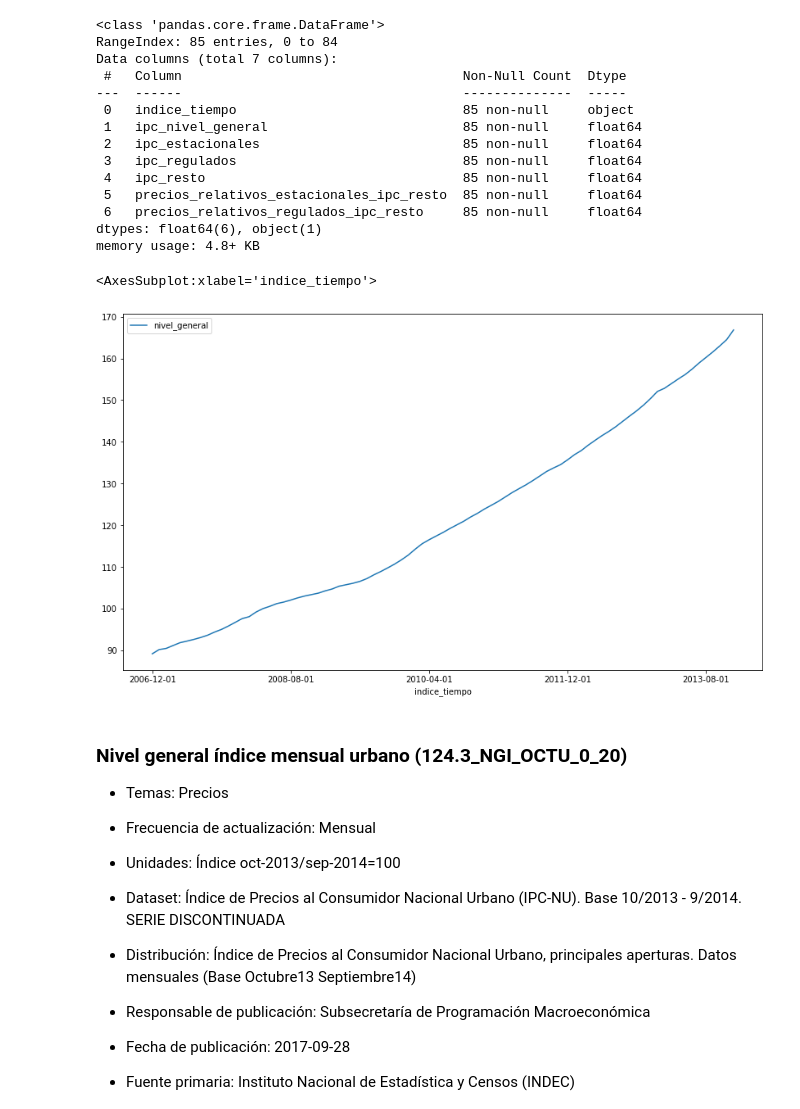
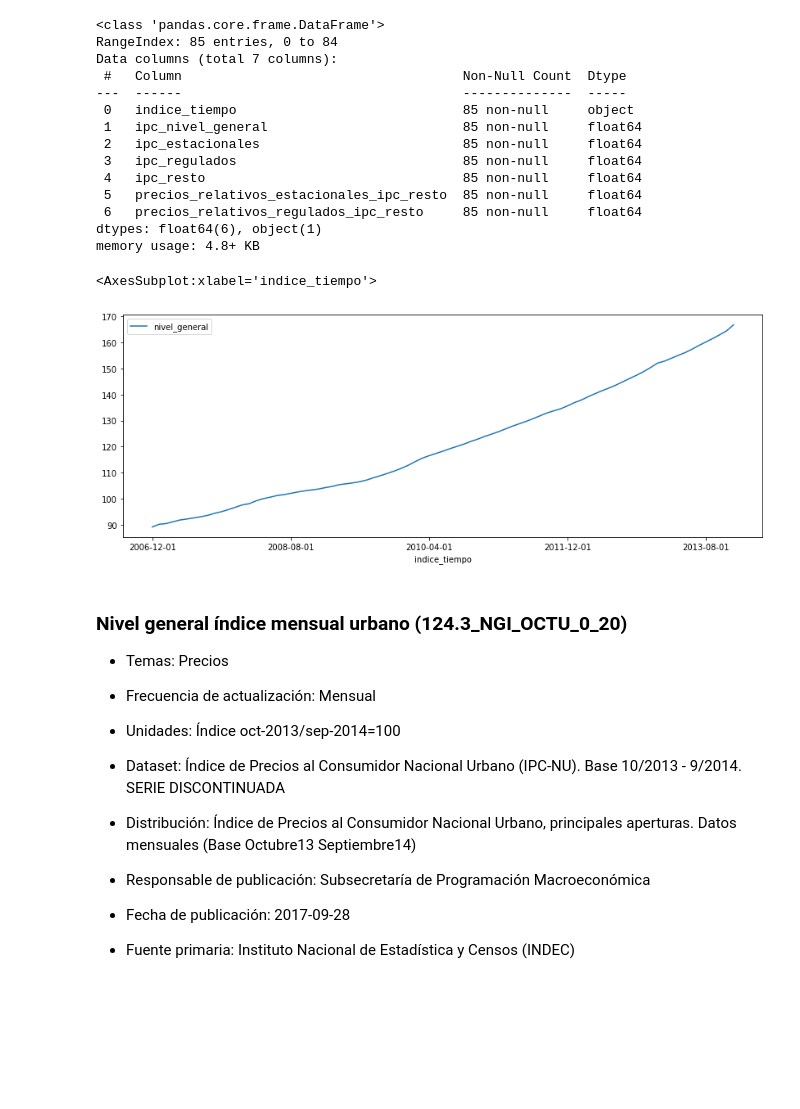
Before and after one commit to SouthGlitch/presupuesto-educativo, a Jupyter notebook: ipc.ipynb, the cells around one changed output. Cells and saved outputs as stored; diff of their text form; code cells hidden in the pictures; blank space fills up the shorter version.

```diff
--- a/ipc.ipynb
+++ b/ipc.ipynb
@@ -42,14 +42,14 @@ Data columns (total 7 columns):
  6   precios_relativos_regulados_ipc_resto     85 non-null     float64
 dtypes: float64(6), object(1)
 memory usage: 4.8+ KB
-# %%
-ipc_base_08_ng.plot(figsize=(14,8))
-# %% [output]
-<AxesSubplot:xlabel='indice_tiempo'>
-[figure, removed]
 # %%
 ipc_base_08_ng = ipc_base_08[["indice_tiempo", "ipc_nivel_general"]].set_index(
     "indice_tiempo").rename(columns={"ipc_nivel_general": "nivel_general"})
+# %%
+ipc_base_08_ng.plot(figsize=(14,5))
+# %% [output]
+<AxesSubplot:xlabel='indice_tiempo'>
+[figure, added]
 # %% [markdown]
 ### Nivel general índice mensual urbano (124.3_NGI_OCTU_0_20)
 * Temas: Precios
```
Also changed, not shown: parts of 11 cells of this notebook, 19 other files.
